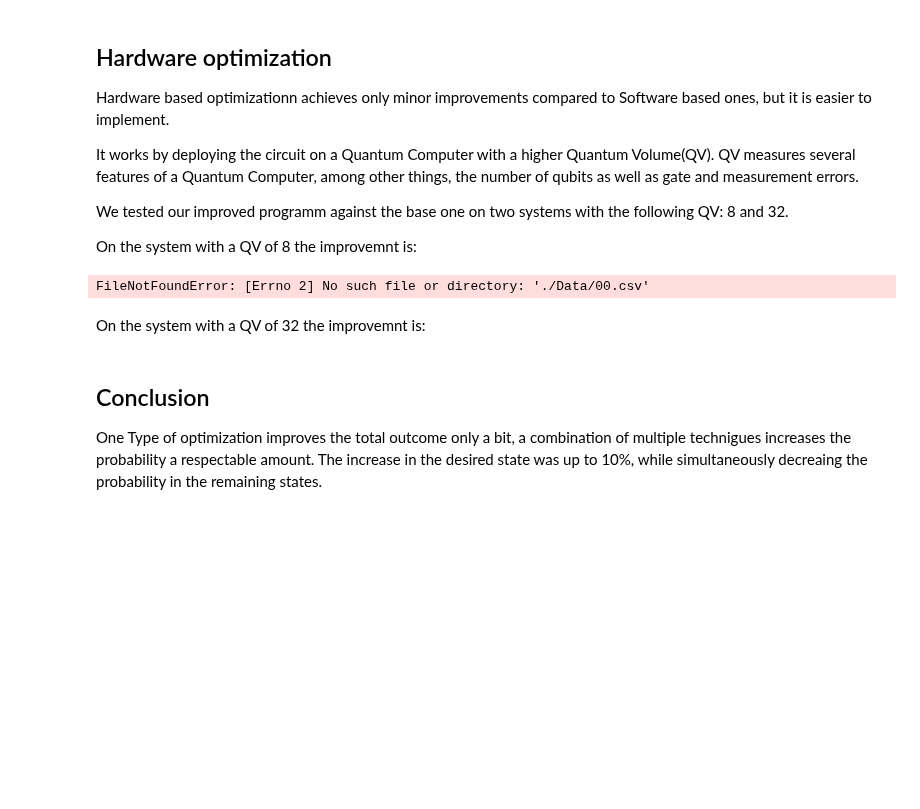
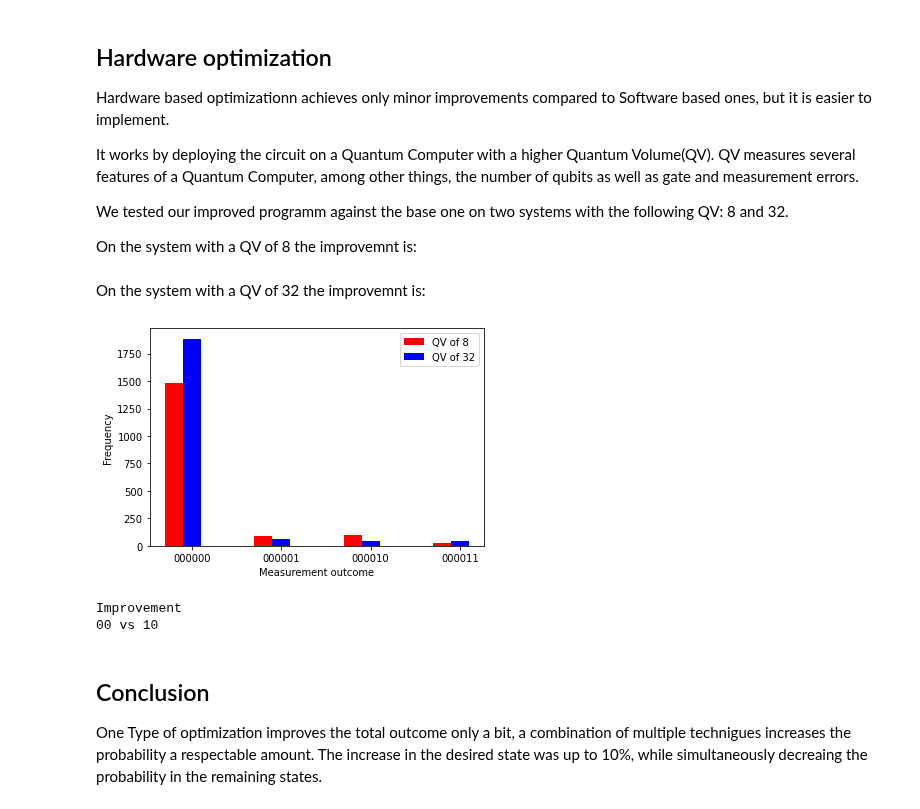
Before and after one commit to FreddyTF/QuantumBiscuit, a Jupyter notebook: Experiment-Description.ipynb, the cells around one changed output. Cells and saved outputs as stored; diff of their text form; code cells hidden in the pictures; blank space fills up the shorter version.

Commit message:
error fix

```diff
--- a/Experiment-Description.ipynb
+++ b/Experiment-Description.ipynb
@@ -420,46 +442,29 @@ It works by deploying the circuit on a Quantum Computer with a higher Quantum Vo
 We tested our improved programm against the base one on two systems with the following QV: 8 and 32.
 
 On the system with a QV of 8 the improvemnt is:
-# %%
-import pandas as pd
-import matplotlib.pyplot as plt
-
-df1 = pd.read_csv('./Data/00.csv' )
-df2 = pd.read_csv('./Data/10.csv')
-df1["versuch"]="r"
-df2["versuch"]="b"
-
-#print(df)
-plt.ylabel("Frequency")
-plt.xlabel("Measurement outcome")
-plt.bar(x=df1.index-0.1, height=df1["Frequency"],color=df1["versuch"],width=0.2,tick_label=["000000","000001","000010","000011"],label='QV of 8')
-plt.bar(x=df2.index+0.1, height=df2["Frequency"],color=df2["versuch"],width=0.2,tick_label=["000000","000001","000010","000011"],label='QV of 32')
-plt.legend()
-plt.show()
-print("Improvement ")
-print("00 vs 10")
-# %% [output]
-FileNotFoundError: [Errno 2] No such file or directory: './Data/00.csv'
 # %% [markdown]
 On the system with a QV of 32 the improvemnt is:
 # %%
 import pandas as pd
 import matplotlib.pyplot as plt
 
-df1 = pd.read_csv('./Data/00.csv' )
-df2 = pd.read_csv('./Data/10.csv')
+df1 = pd.read_csv('./Data/01.csv' )
+df2 = pd.read_csv('./Data/11S.csv')
 df1["versuch"]="r"
 df2["versuch"]="b"
 
 #print(df)
 plt.ylabel("Frequency")
 plt.xlabel("Measurement outcome")
 plt.bar(x=df1.index-0.1, height=df1["Frequency"],color=df1["versuch"],width=0.2,tick_label=["000000","000001","000010","000011"],label='QV of 8')
 plt.bar(x=df2.index+0.1, height=df2["Frequency"],color=df2["versuch"],width=0.2,tick_label=["000000","000001","000010","000011"],label='QV of 32')
 plt.legend()
 plt.show()
 print("Improvement ")
-print("00 vs 10")
+# %% [output]
+[figure, added]
+Improvement
+00 vs 10
 # %% [markdown]
 ## Conclusion
 One Type of optimization improves the total outcome only a bit, a combination of multiple technigues increases the probability a respectable amount. The increase in the desired state was up to 10%, while simultaneously decreaing the probability in the remaining states.
```
Also changed, not shown: parts of 9 cells of this notebook.
